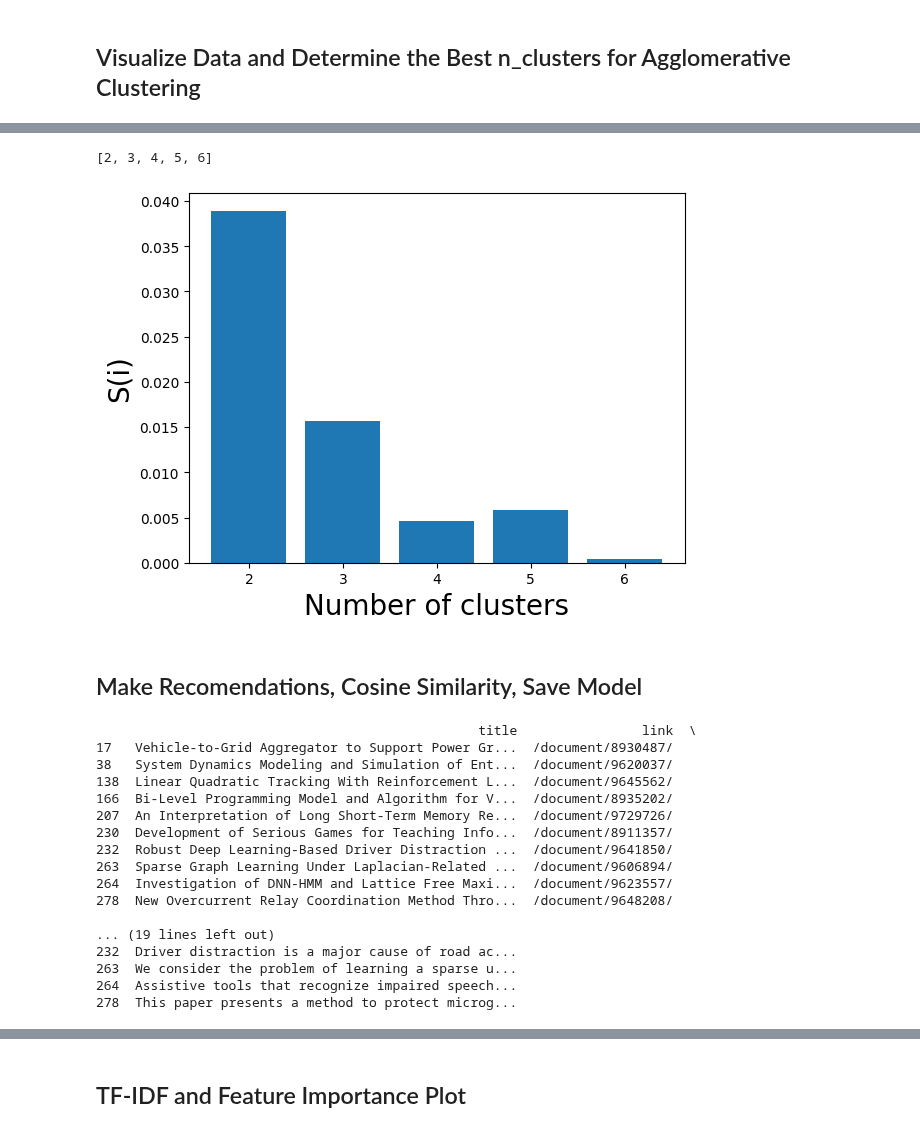
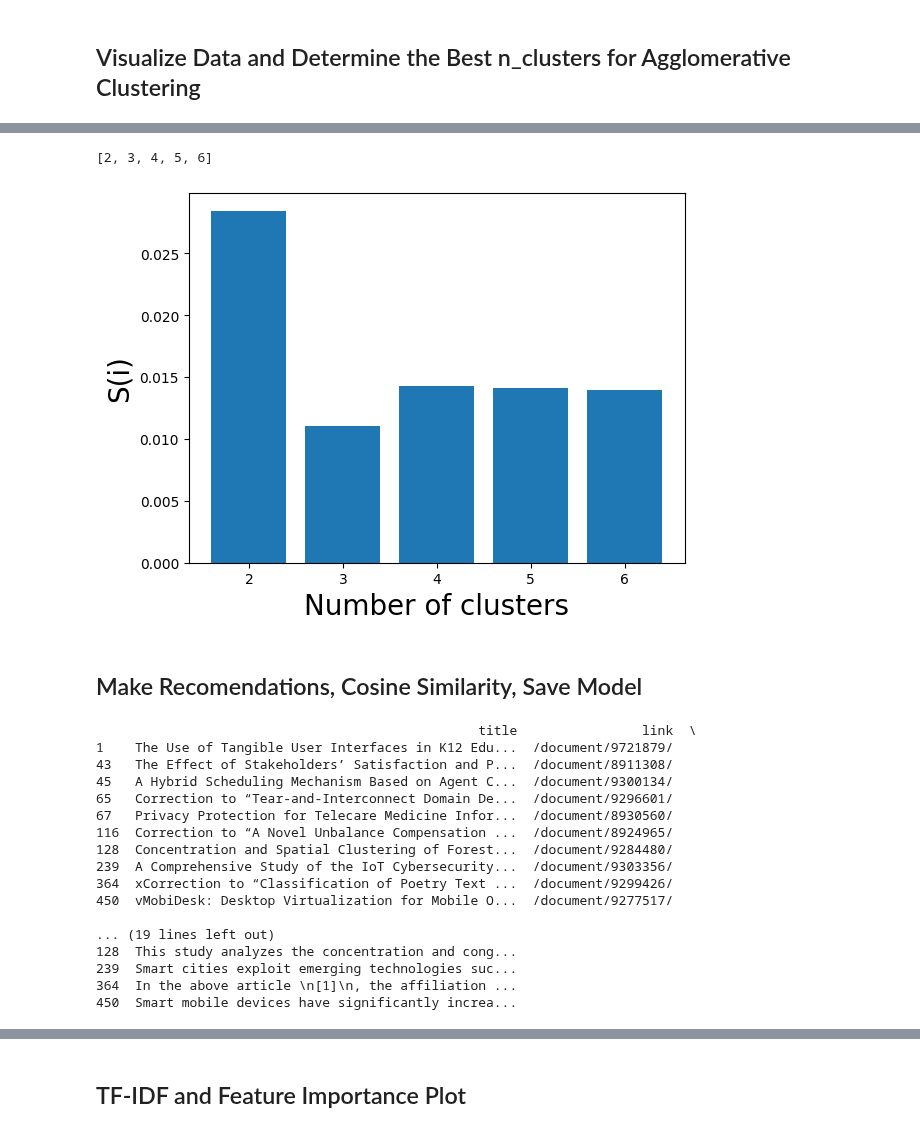
Before and after one commit to sdhanraj-1/ECE9309_MachineLearningProject, a Jupyter notebook: agglomerative.ipynb, the cells around one changed output, grey strips where cells are left out. Cells and saved outputs as stored; diff of their text form; code cells hidden in the pictures.

```diff
--- a/agglomerative.ipynb
+++ b/agglomerative.ipynb
@@ -59,24 +47,24 @@ Dendrogram = shc.dendrogram((shc.linkage(trnNorm, method ='ward')))
 # %%
 # Use silhouette scores to assess the best AC
 # (AgglomerativeClustering) n_clusters value
 kVals:list[int] = [i for i in range(2, 7)]
 print(kVals)
 
 silhScores:list = [
     silhouette_score(
-        trnNorm,
-        AgglomerativeClustering(n_clusters=i).fit_predict(trnNorm)
+        trnDF,
+        AgglomerativeClustering(n_clusters=i).fit_predict(trnDF)
     ) for i in kVals
 ]
 
 # Plotting a bar graph to compare the results
 plt.bar(kVals, silhScores)
 plt.xlabel('Number of clusters', fontsize = 20)
 plt.ylabel('S(i)', fontsize = 20)
 plt.show()
 # %% [output]
 [2, 3, 4, 5, 6]
-[figure, old version]
+[figure, new version]
 # %%
 # Calculate labels using optimal AC clusters
 bestAC:AgglomerativeClustering = AgglomerativeClustering(n_clusters=2)
@@ -96,15 +84,15 @@ def recommendPapers(testPaperIndex:int, top_n:int=10):
     sameClusterPapers:pd.DataFrame = trnDF[
         trnDF["cluster"] == testPaperClusters
     ]
-    # Ensure index alignment before selecting normalized embeddings
+    # Ensure index alignment before selecting embeddings
     sameClusterIndices:pd.Index = sameClusterPapers.index.intersection(
-        trnNorm.index
+        trnDF.index
     )
-    # Get normalized vectors (Ensure both use normalized data)
-    testEmbeddings:npt.NDArray = tstNorm.iloc[
+    # Get appropriate vectors
+    testEmbeddings:npt.NDArray = tstDF.iloc[
         testPaperIndex
     ].values.reshape(1, -1)
-    trainEmbeddings:npt.NDArray = trnNorm.loc[
+    trainEmbeddings:npt.NDArray = trnDF.loc[
         sameClusterIndices
     ].values  # Exclude cluster column
     # Compute the distances between points
@@ -112,7 +100,7 @@ def recommendPapers(testPaperIndex:int, top_n:int=10):
     # Get top-N most similar papers, highest similarity first
     topIndices:npt.NDArray = np.argsort(distances)[-top_n:][::-1]
     topPapers:list[int] = sorted(sameClusterIndices[topIndices].to_list())
-    topEmbeddings:npt.NDArray = trnNorm.iloc[topIndices].values
+    topEmbeddings:npt.NDArray = trnDF.iloc[topIndices].values
     # Compute cosine similarity
     similarities:npt.NDArray = cosine_similarity(
         testEmbeddings, topEmbeddings
@@ -124,22 +112,22 @@ testSims, topRecommendations = recommendPapers(0, top_n=10)
 print(cleanedDF.iloc[topRecommendations])
 # %% [output]
                                                  title                link  \
-17   Vehicle-to-Grid Aggregator to Support Power Gr...  /document/8930487/
-38   System Dynamics Modeling and Simulation of Ent...  /document/9620037/
-138  Linear Quadratic Tracking With Reinforcement L...  /document/9645562/
-166  Bi-Level Programming Model and Algorithm for V...  /document/8935202/
-207  An Interpretation of Long Short-Term Memory Re...  /document/9729726/
-230  Development of Serious Games for Teaching Info...  /document/8911357/
-232  Robust Deep Learning-Based Driver Distraction ...  /document/9641850/
-263  Sparse Graph Learning Under Laplacian-Related ...  /document/9606894/
-264  Investigation of DNN-HMM and Lattice Free Maxi...  /document/9623557/
-278  New Overcurrent Relay Coordination Method Thro...  /document/9648208/
+1    The Use of Tangible User Interfaces in K12 Edu...  /document/9721879/
+43   The Effect of Stakeholders’ Satisfaction and P...  /document/8911308/
+45   A Hybrid Scheduling Mechanism Based on Agent C...  /document/9300134/
+65   Correction to “Tear-and-Interconnect Domain De...  /document/9296601/
+67   Privacy Protection for Telecare Medicine Infor...  /document/8930560/
+116  Correction to “A Novel Unbalance Compensation ...  /document/8924965/
+128  Concentration and Spatial Clustering of Forest...  /document/9284480/
+239  A Comprehensive Study of the IoT Cybersecurity...  /document/9303356/
+364  xCorrection to “Classification of Poetry Text ...  /document/9299426/
+450  vMobiDesk: Desktop Virtualization for Mobile O...  /document/9277517/
 
 ... (19 lines left out)
-232  Driver distraction is a major cause of road ac...
-263  We consider the problem of learning a sparse u...
-264  Assistive tools that recognize impaired speech...
-278  This paper presents a method to protect microg...
+128  This study analyzes the concentration and cong...
+239  Smart cities exploit emerging technologies suc...
+364  In the above article \n[1]\n, the affiliation ...
+450  Smart mobile devices have significantly increa...
 # %%
 # Print out cosine similarity score matrix:
 print(testSims)
```
Also changed, not shown: parts of 9 cells of this notebook, 5 other files.
